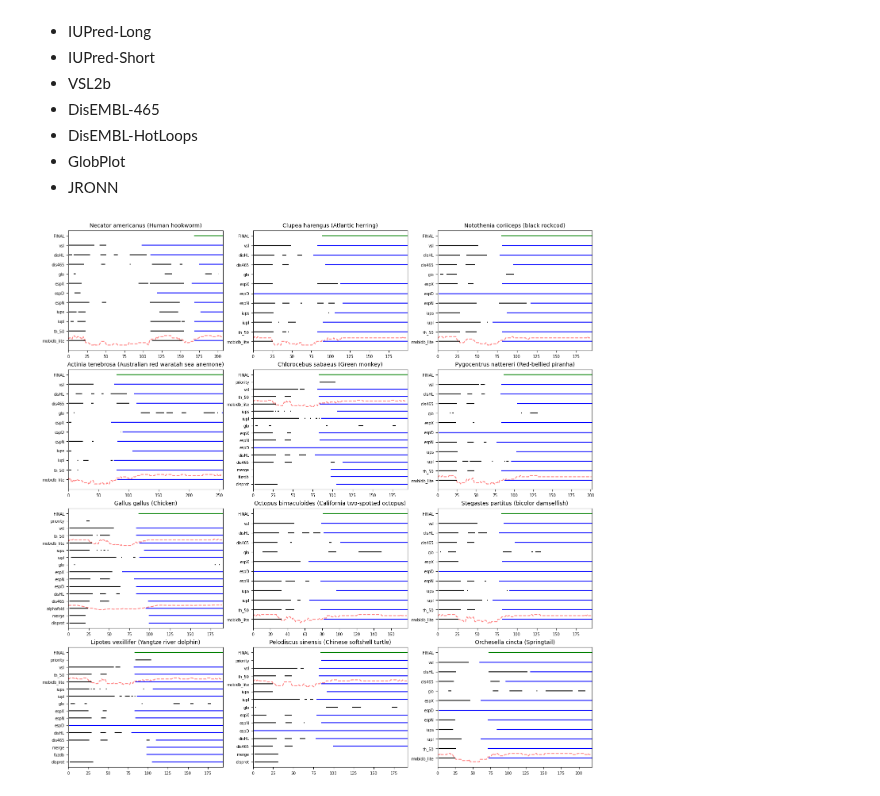
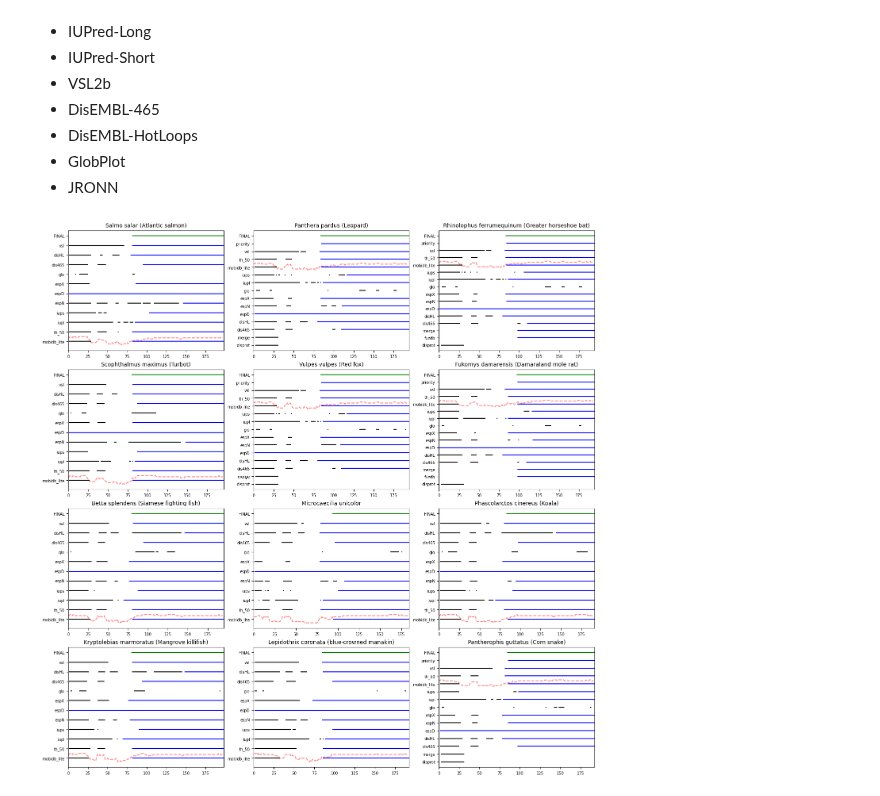
Before and after one commit to frederikespersen/OrthoIDP, a Jupyter notebook: Data.ipynb, the cells around one changed output. Drawn from its saved outputs; the diff is of its cells as text; code cells hidden in the pictures.

Commit message:
Paralog experiment

```diff
--- a/Data.ipynb
+++ b/Data.ipynb
@@ -491,6 +487,6 @@ List of predictors can be found in Table 1 of [Piovesan et al. 2021](https://aca
 # %%
 # Sampling uniprot IDs
-metadata = analyse_utils.load_metadata('exp/ortho_h1-0/ortho_h1-0.json')
+metadata = analyse_utils.load_metadata(f'exp/{experiment}/{experiment}.json')
 metadata = metadata.sample(12)
 metadata.set_index('uniprot_id', inplace=True, drop=False)
 uniprot_ids = metadata.uniprot_id
@@ -518,31 +514,31 @@ for i, uid in enumerate(uniprot_ids):
     for j, k in enumerate(disorder_regions):
         # Plotting scores
         if k in disorder_scores:
             ax.plot(range(len(response['sequence'])), [v-0.5+j for v in disorder_scores[k]], 'r--', alpha=0.5)
         # Plotting predicted IDRs
         for region in disorder_regions[k]:
             start, end = region
 
             # Painting C-terminal IDRs
             if end == len(response['sequence']):
                 c = 'b'
             else:
                 c = 'k'
 
             ax.hlines(j, start, end, c)
 
     # Plotting annoted region
     start, end = metadata.location[uid].split(':')
     ax.hlines(len(disorder_regions), int(start), int(end), 'g')
 
     # Setting labels
     ax.set_xlim(0, len(response['sequence']))
     ax.set_yticks(range(len(disorder_regions)+1))
     ax.set_yticklabels([*disorder_regions.keys(), 'FINAL'])
     ax.tick_params(labelsize=7)
     ax.set_title(metadata.loc[uid,'species'], size=10)
 
 fig.set_size_inches(14, 14)
 fig.show()
 # %% [output]
-[figure, old version]
+[figure, new version]
```
Also changed, not shown: parts of 3 cells of this notebook.
